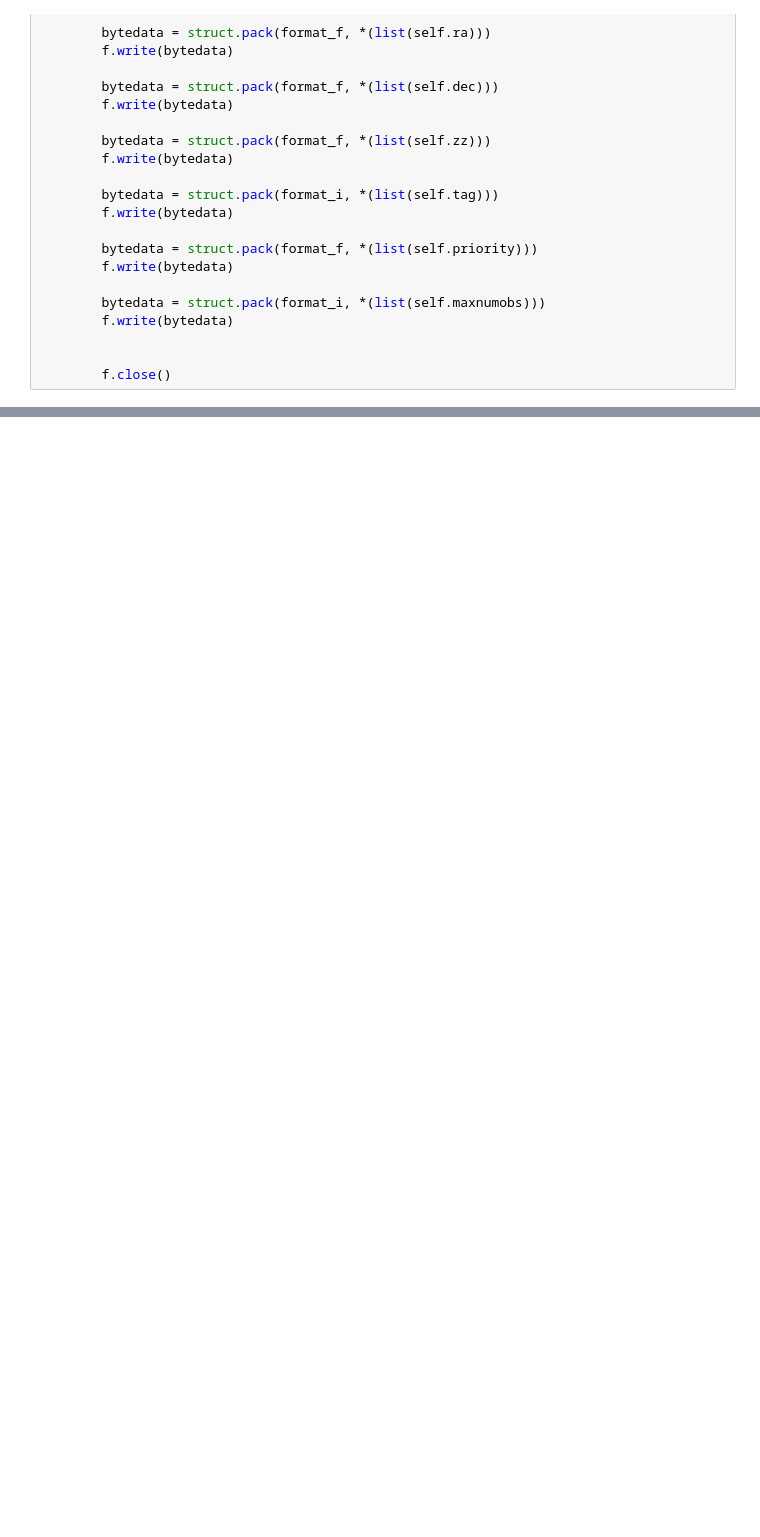
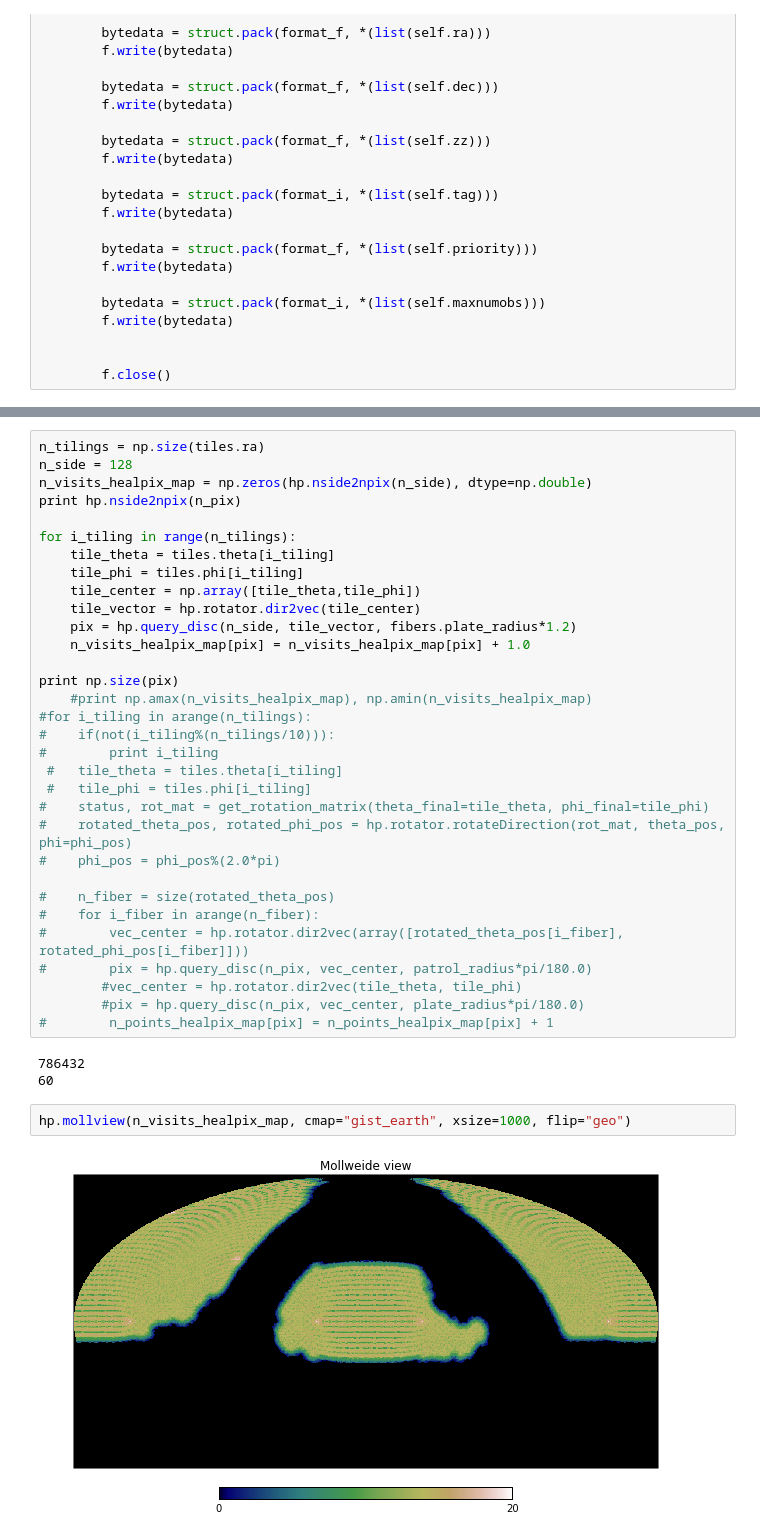
Before and after one commit to forero/QuickFiber, a Jupyter notebook: python/SandBox.ipynb, the cells around one changed output, grey strips where cells are left out. Cells and saved outputs as stored; diff of their text form; blank space fills up the shorter version.

Commit message:
uses healpix to find regions covered by the plates

```diff
--- a/python/SandBox.ipynb
+++ b/python/SandBox.ipynb
@@ -176,0 +254,39 @@ struct.calcsize("i")
+# %%
+n_tilings = np.size(tiles.ra)
+n_side = 128
+n_visits_healpix_map = np.zeros(hp.nside2npix(n_side), dtype=np.double)
+print hp.nside2npix(n_pix)
+
+for i_tiling in range(n_tilings):
+    tile_theta = tiles.theta[i_tiling]
+    tile_phi = tiles.phi[i_tiling]
+    tile_center = np.array([tile_theta,tile_phi])
+    tile_vector = hp.rotator.dir2vec(tile_center)
+    pix = hp.query_disc(n_side, tile_vector, fibers.plate_radius*1.2)
+    n_visits_healpix_map[pix] = n_visits_healpix_map[pix] + 1.0
+
+print np.size(pix)
+    #print np.amax(n_visits_healpix_map), np.amin(n_visits_healpix_map)
+#for i_tiling in arange(n_tilings):
+#    if(not(i_tiling%(n_tilings/10))):
+#        print i_tiling
+ #   tile_theta = tiles.theta[i_tiling]
+ #   tile_phi = tiles.phi[i_tiling]
+#    status, rot_mat = get_rotation_matrix(theta_final=tile_theta, phi_final=tile_phi)
+#    rotated_theta_pos, rotated_phi_pos = hp.rotator.rotateDirection(rot_mat, theta_pos, phi=phi_pos)
+#    phi_pos = phi_pos%(2.0*pi)
+
+#    n_fiber = size(rotated_theta_pos)
+#    for i_fiber in arange(n_fiber):
+#        vec_center = hp.rotator.dir2vec(array([rotated_theta_pos[i_fiber], rotated_phi_pos[i_fiber]]))
+#        pix = hp.query_disc(n_pix, vec_center, patrol_radius*pi/180.0)
+        #vec_center = hp.rotator.dir2vec(tile_theta, tile_phi)
+        #pix = hp.query_disc(n_pix, vec_center, plate_radius*pi/180.0)
+#        n_points_healpix_map[pix] = n_points_healpix_map[pix] + 1
+# %% [output]
+786432
+60
+# %%
+hp.mollview(n_visits_healpix_map, cmap="gist_earth", xsize=1000, flip="geo")
+# %% [output]
+[figure, added]
```
Also changed, not shown: parts of 12 cells of this notebook.
